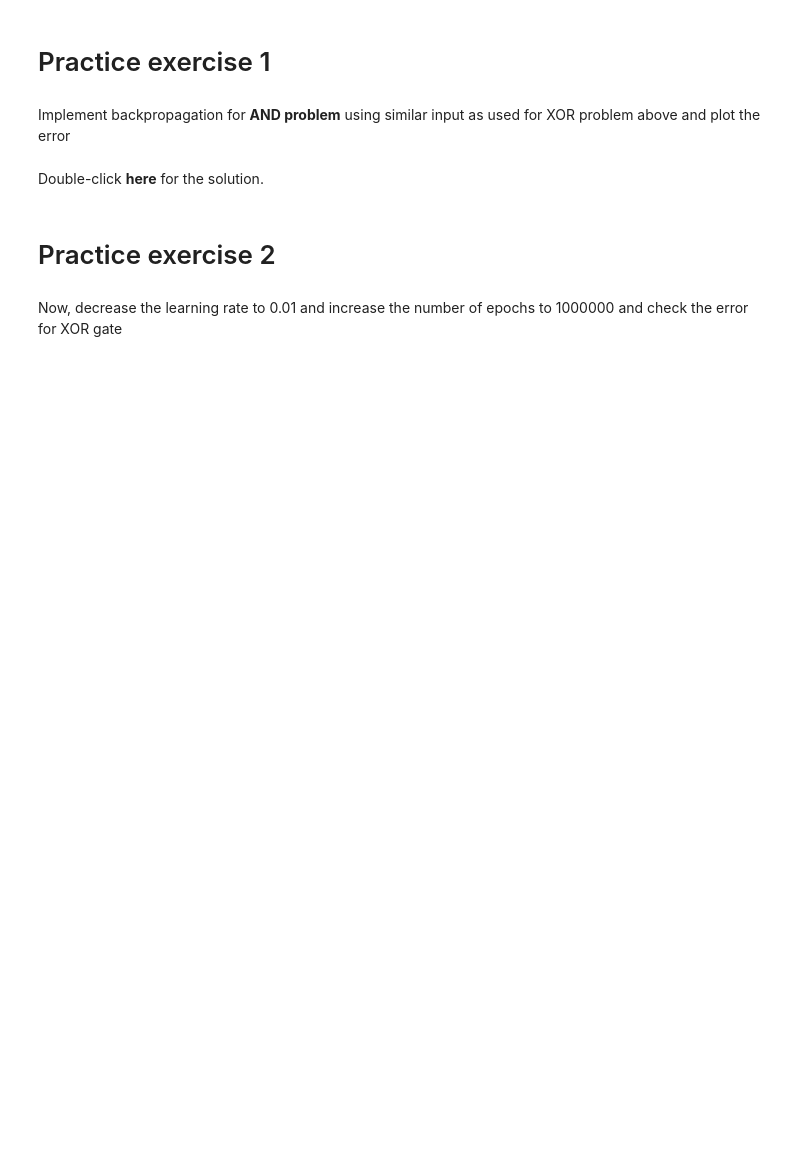
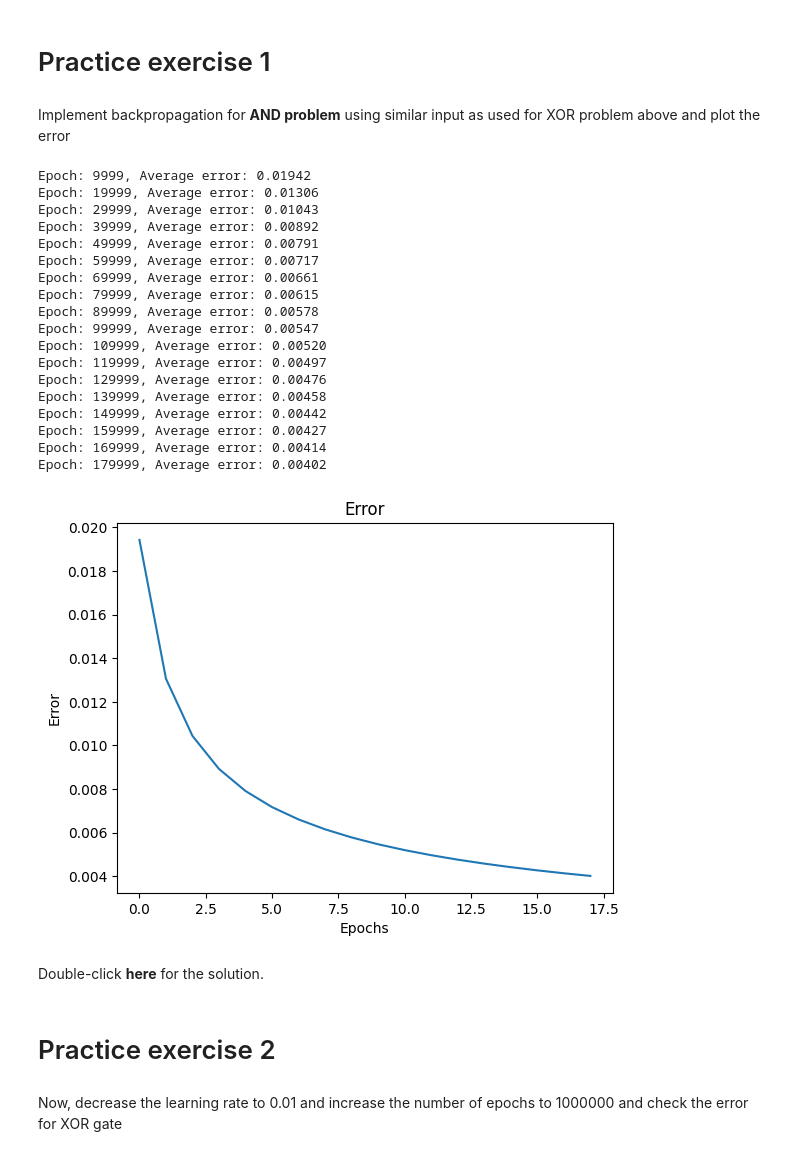
Before and after one commit to DUY2602/IBM-AI-Engineering, a Jupyter notebook: 2. Introduction to Deep Learning & Neural Networks with Keras/Basics of Deep Learning/Backpropagation.ipynb, the cells around one changed output. Saved outputs shown, nothing was run; the diff lists cells and outputs as text; code cells hidden in the pictures; blank space fills up the shorter version.

```diff
--- a/2. Introduction to Deep Learning & Neural Networks with Keras/Basics of Deep Learning/Backpropagation.ipynb
+++ b/2. Introduction to Deep Learning & Neural Networks with Keras/Basics of Deep Learning/Backpropagation.ipynb
@@ -191,7 +191,35 @@ plt.show()
 Implement backpropagation for **AND problem** using similar input as used for XOR problem above and plot the error
 # %%
 # Write your code here
-d = [1, 0, 1, 0]
+d_and = [1, 0, 1, 0]
+error_list, w1, b1, w2, b2, error = backpropagation(X, d_and, lr, epochs)
+
+# Plot error
+plt.plot(error_list)
+plt.title('Error')
+plt.xlabel('Epochs')
+plt.ylabel('Error')
+plt.show()
+# %% [output]
+Epoch: 9999, Average error: 0.01942
+Epoch: 19999, Average error: 0.01306
+Epoch: 29999, Average error: 0.01043
+Epoch: 39999, Average error: 0.00892
+Epoch: 49999, Average error: 0.00791
+Epoch: 59999, Average error: 0.00717
+Epoch: 69999, Average error: 0.00661
+Epoch: 79999, Average error: 0.00615
+Epoch: 89999, Average error: 0.00578
+Epoch: 99999, Average error: 0.00547
+Epoch: 109999, Average error: 0.00520
+Epoch: 119999, Average error: 0.00497
+Epoch: 129999, Average error: 0.00476
+Epoch: 139999, Average error: 0.00458
+Epoch: 149999, Average error: 0.00442
+Epoch: 159999, Average error: 0.00427
+Epoch: 169999, Average error: 0.00414
+Epoch: 179999, Average error: 0.00402
+[figure, added]
 # %% [markdown]
 Double-click <b>here</b> for the solution.
 
```
Also changed, not shown: parts of 5 cells of this notebook, 2 other files.
